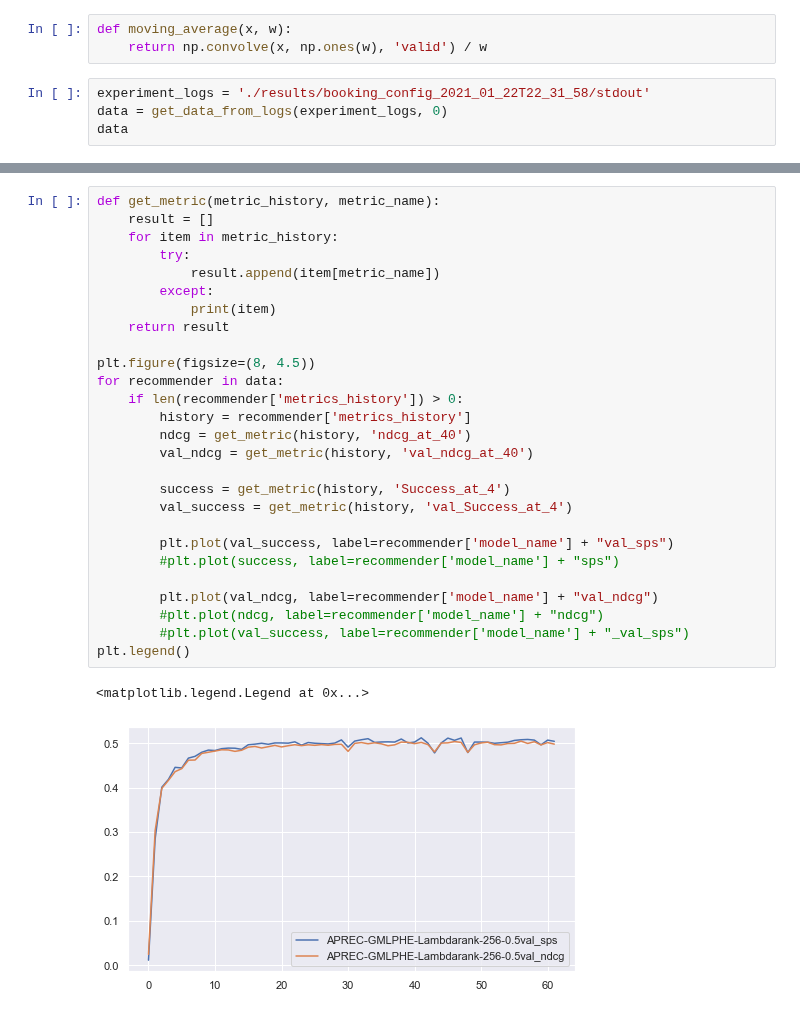
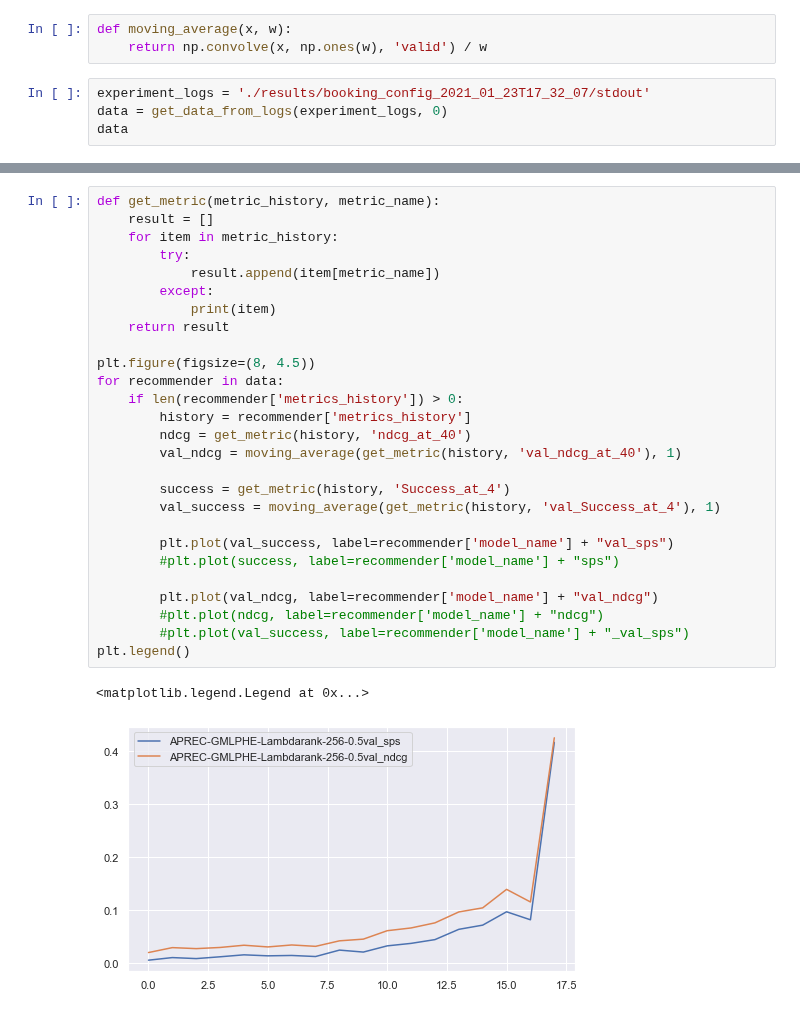
Before and after one commit to asash/gptrec_rl, a Jupyter notebook: evaluation/Results_analysis.ipynb, the cells around one changed output, grey strips where cells are left out. Drawn from its saved outputs; the diff is of its cells as text.

```diff
--- a/evaluation/Results_analysis.ipynb
+++ b/evaluation/Results_analysis.ipynb
@@ -71,7 +71,7 @@ def get_data_from_logs(logfile, experiment_num):
 def moving_average(x, w):
     return np.convolve(x, np.ones(w), 'valid') / w
 # %%
-experiment_logs = './results/booking_config_2021_01_22T22_31_58/stdout'
+experiment_logs = './results/booking_config_2021_01_23T17_32_07/stdout'
 data = get_data_from_logs(experiment_logs, 0)
 data
 # %% [output]
@@ -106,30 +105,30 @@ df
 # %%
 def get_metric(metric_history, metric_name):
     result = []
     for item in metric_history:
         try:
             result.append(item[metric_name])
         except:
             print(item)
     return result
 
 plt.figure(figsize=(8, 4.5))
 for recommender in data:
     if len(recommender['metrics_history']) > 0:
         history = recommender['metrics_history']
         ndcg = get_metric(history, 'ndcg_at_40')
-        val_ndcg = get_metric(history, 'val_ndcg_at_40')
+        val_ndcg = moving_average(get_metric(history, 'val_ndcg_at_40'), 1)
 
         success = get_metric(history, 'Success_at_4')
-        val_success = get_metric(history, 'val_Success_at_4')
+        val_success = moving_average(get_metric(history, 'val_Success_at_4'), 1)
 
         plt.plot(val_success, label=recommender['model_name'] + "val_sps")
         #plt.plot(success, label=recommender['model_name'] + "sps")
 
         plt.plot(val_ndcg, label=recommender['model_name'] + "val_ndcg")
         #plt.plot(ndcg, label=recommender['model_name'] + "ndcg")
         #plt.plot(val_success, label=recommender['model_name'] + "_val_sps")
 plt.legend()
 # %% [output]
 <matplotlib.legend.Legend at 0x...>
-[figure, old version]
+[figure, new version]
```
Also changed, not shown: parts of 2 cells of this notebook, 3 other files.
